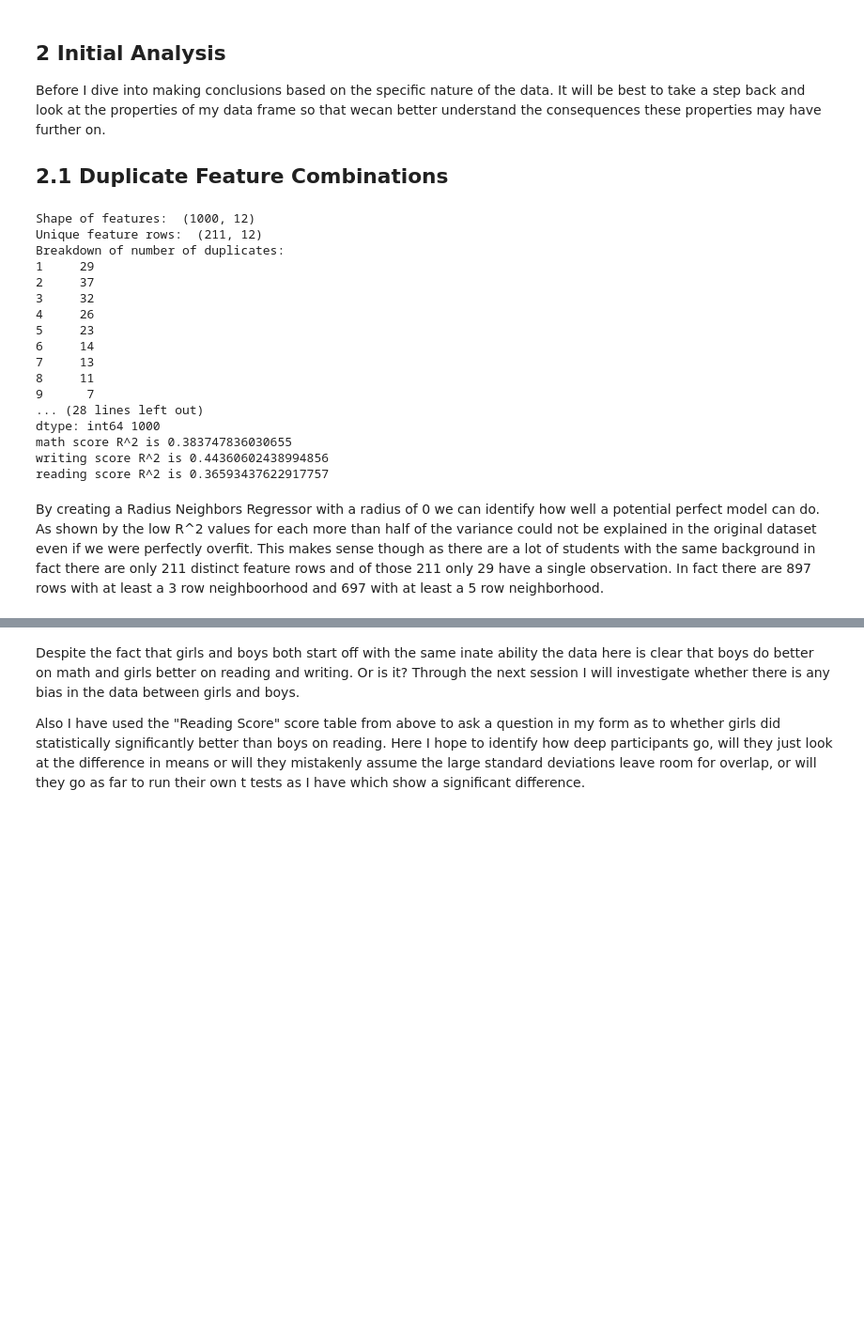
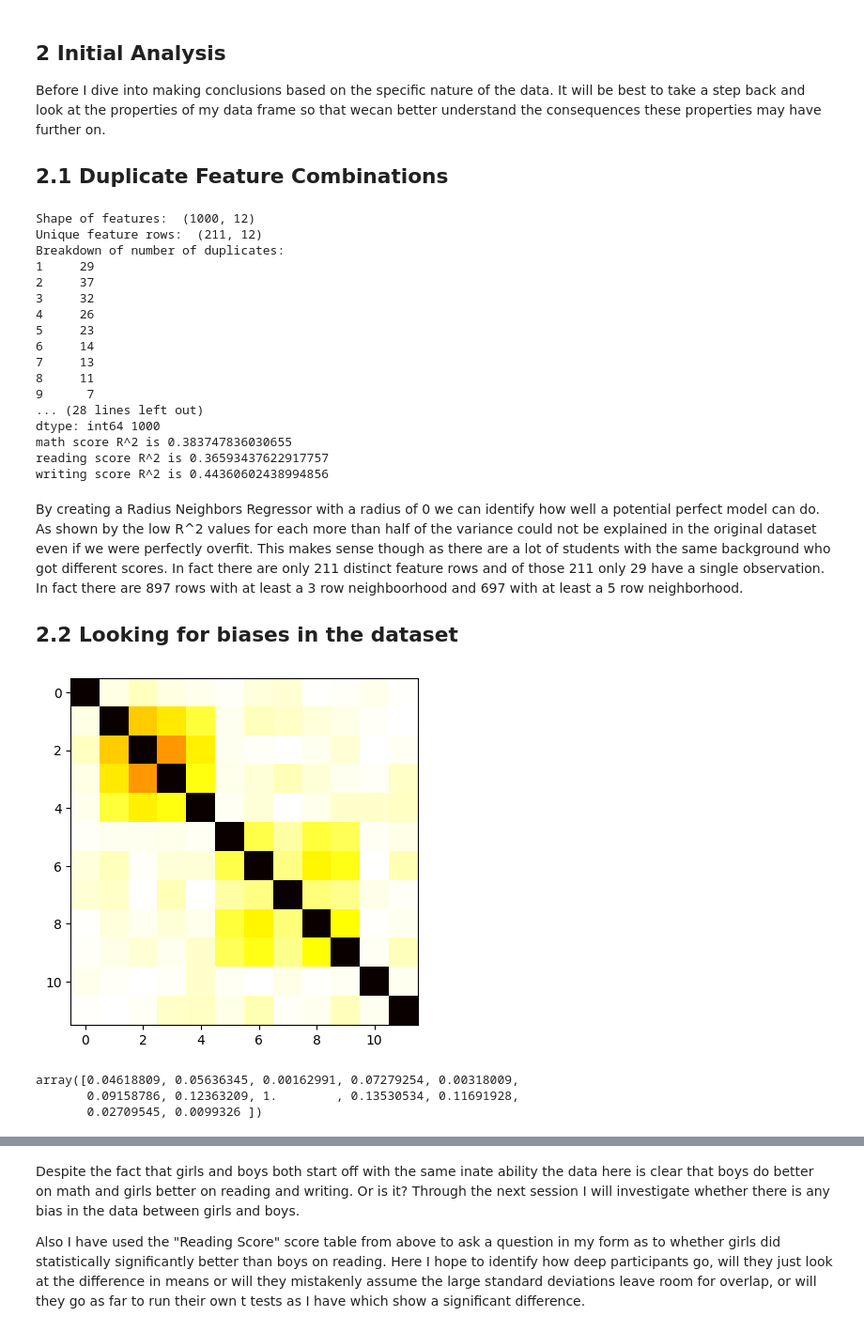
Before and after one commit to supersimple33/bias-study, a Jupyter notebook: main.ipynb, the cells around one changed output, grey strips where cells are left out. Shown at 94% size. Drawn from its saved outputs; the diff is of its cells as text; code cells hidden in the pictures; blank space fills up the shorter version.

Commit message:
Considering Correlation

```diff
--- a/main.ipynb
+++ b/main.ipynb
@@ -55,6 +44,7 @@ df
 ## 1.2.1 Sanitization / Cleanup
 The data has come in a fairly useable format from kaggle the only thing I will need to do is to one hot encode all the observations as they are all categorical. To reduce the number of redundant columns I will drop the first one when encoding.
 # %%
+tests = ["math score", "reading score", "writing score"]
 features = pd.get_dummies(df.drop(tests, axis=1), drop_first=True)
 print(features.shape)
 
@@ -106,7 +96,18 @@ Breakdown of number of duplicates:
 ... (28 lines left out)
 dtype: int64 1000
 math score R^2 is 0.383747836030655
+reading score R^2 is 0.36593437622917757
 writing score R^2 is 0.44360602438994856
-reading score R^2 is 0.36593437622917757
 # %% [markdown]
-By creating a Radius Neighbors Regressor with a radius of 0 we can identify how well a potential perfect model can do. As shown by the low R^2 values for each more than half of the variance could not be explained in the original dataset even if we were perfectly overfit. This makes sense though as there are a lot of students with the same background in fact there are only 211 distinct feature rows and of those 211 only 29 have a single observation. In fact there are 897 rows with at least a 3 row neighboorhood and 697 with at least a 5 row neighborhood.
+By creating a Radius Neighbors Regressor with a radius of 0 we can identify how well a potential perfect model can do. As shown by the low R^2 values for each more than half of the variance could not be explained in the original dataset even if we were perfectly overfit. This makes sense though as there are a lot of students with the same background who got different scores. In fact there are only 211 distinct feature rows and of those 211 only 29 have a single observation. In fact there are 897 rows with at least a 3 row neighboorhood and 697 with at least a 5 row neighborhood.
+
+## 2.2 Looking for biases in the dataset
+# %%
+corr = abs(stats.spearmanr(features).correlation)
+plt.imshow(1 - corr, cmap='hot', interpolation='none', vmin=0, vmax=1)
+plt.show()
+# %% [output]
+[figure, added]
+array([0.04618809, 0.05636345, 0.00162991, 0.07279254, 0.00318009,
+       0.09158786, 0.12363209, 1.        , 0.13530534, 0.11691928,
+       0.02709545, 0.0099326 ])
```
Also changed, not shown: parts of 6 cells of this notebook.
